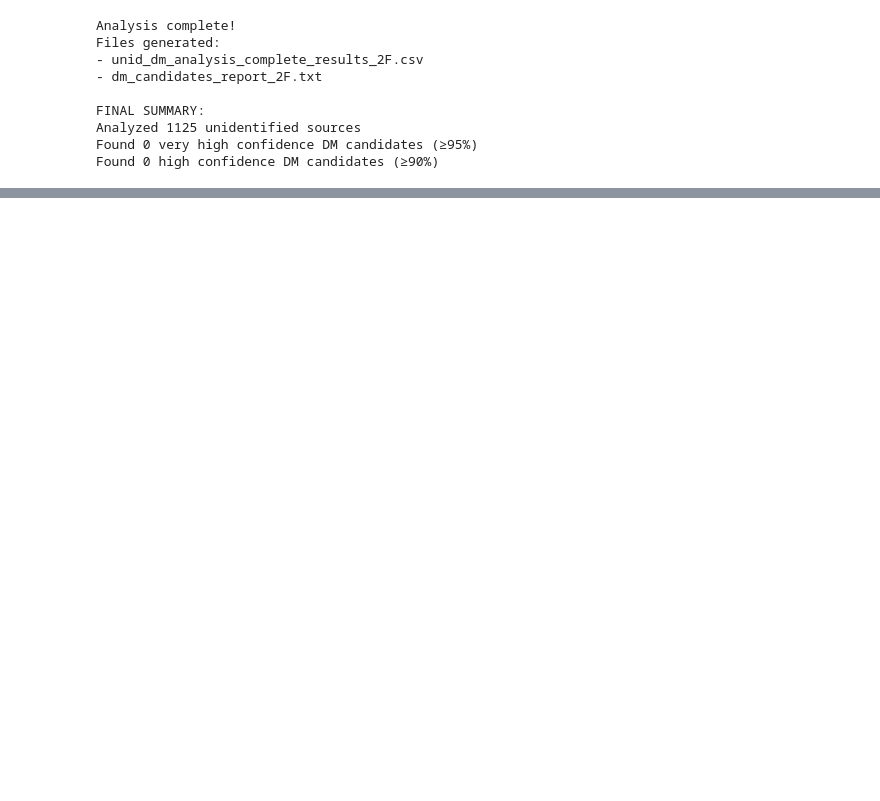
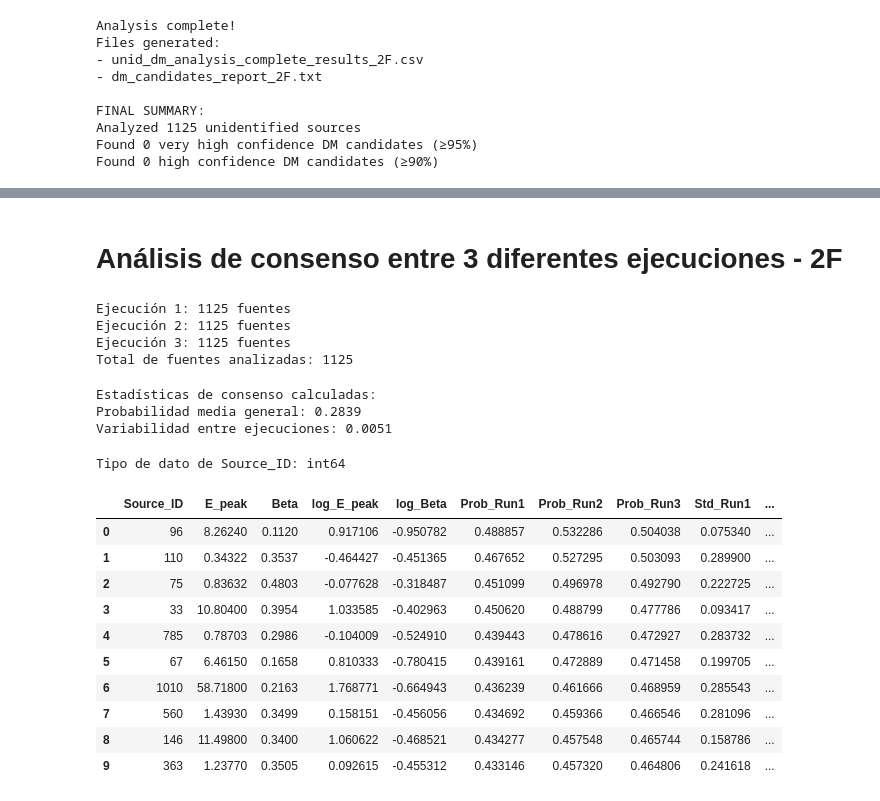
Before and after one commit to martacanirome4/DarkMatter_ML_TFG, a Jupyter notebook: ANN_original/TFG_2F_back_to_symm_errors_&_no_rs_repeated_Kfold__NN_BAL_STD_sigma0_all_2F_unIDs_class.ipynb, the cells around one changed output, grey strips where cells are left out. Cells and saved outputs as stored; diff of their text form; code cells hidden in the pictures; blank space fills up the shorter version.

```diff
--- a/ANN_original/TFG_2F_back_to_symm_errors_&_no_rs_repeated_Kfold__NN_BAL_STD_sigma0_all_2F_unIDs_class.ipynb
+++ b/ANN_original/TFG_2F_back_to_symm_errors_&_no_rs_repeated_Kfold__NN_BAL_STD_sigma0_all_2F_unIDs_class.ipynb
@@ -1179,0 +1185,80 @@ plt.yticks(fontsize=14)
+# %% [markdown]
+# Análisis de consenso entre 3 diferentes ejecuciones - 2F
+# %%
+from scipy import stats
+
+# Configuración
+plt.style.use('seaborn-v0_8')
+plt.rcParams['figure.figsize'] = (14, 10)
+
+# Cargar los resultados de las 3 ejecuciones
+execution_1 = pd.read_csv('./TFG_analysis/2F/unid_dm_analysis_complete_results_2F_run1.csv')
+execution_2 = pd.read_csv('./TFG_analysis/2F/unid_dm_analysis_complete_results_2F_run2.csv')
+execution_3 = pd.read_csv('./TFG_analysis/2F/unid_dm_analysis_complete_results_2F_run3.csv')
+
+print(f"Ejecución 1: {len(execution_1)} fuentes")
+print(f"Ejecución 2: {len(execution_2)} fuentes")
+print(f"Ejecución 3: {len(execution_3)} fuentes")
+
+# Verificar que todas las ejecuciones tienen las mismas fuentes
+assert len(execution_1) == len(execution_2) == len(execution_3), "Las ejecuciones tienen diferente número de fuentes"
+
+n_sources = len(execution_1)
+print(f"Total de fuentes analizadas: {n_sources}")
+# %% [output]
+Ejecución 1: 1125 fuentes
+Ejecución 2: 1125 fuentes
+Ejecución 3: 1125 fuentes
+Total de fuentes analizadas: 1125
+# %%
+# Crear DataFrame combinado con las probabilidades de las 3 ejecuciones
+consensus_df = pd.DataFrame({
+    'Source_ID': execution_1['Source_ID'],
+    'E_peak': execution_1['E_peak'],
+    'Beta': execution_1['Beta'],
+    'log_E_peak': execution_1['log_E_peak'],
+    'log_Beta': execution_1['log_Beta'],
+    'Prob_Run1': execution_1['Mean_Prob'],
+    'Prob_Run2': execution_2['Mean_Prob'],
+    'Prob_Run3': execution_3['Mean_Prob'],
+    'Std_Run1': execution_1['Std_Dev'],
+    'Std_Run2': execution_2['Std_Dev'],
+    'Std_Run3': execution_3['Std_Dev']
+})
+
+consensus_df['Source_ID'] = consensus_df['Source_ID'].astype(int)
+
+# Calcular estadísticas de consenso entre ejecuciones
+consensus_df['Mean_Prob_Consensus'] = consensus_df[['Prob_Run1', 'Prob_Run2', 'Prob_Run3']].mean(axis=1)
+consensus_df['Std_Prob_Consensus'] = consensus_df[['Prob_Run1', 'Prob_Run2', 'Prob_Run3']].std(axis=1, ddof=1)
+consensus_df['Min_Prob_Consensus'] = consensus_df[['Prob_Run1', 'Prob_Run2', 'Prob_Run3']].min(axis=1)
+consensus_df['Max_Prob_Consensus'] = consensus_df[['Prob_Run1', 'Prob_Run2', 'Prob_Run3']].max(axis=1)
+
+# Calcular incertidumbre promedio dentro de cada ejecución
+consensus_df['Mean_Uncertainty_Consensus'] = consensus_df[['Std_Run1', 'Std_Run2', 'Std_Run3']].mean(axis=1)
+
+print("Estadísticas de consenso calculadas:")
+print(f"Probabilidad media general: {consensus_df['Mean_Prob_Consensus'].mean():.4f}")
+print(f"Variabilidad entre ejecuciones: {consensus_df['Std_Prob_Consensus'].mean():.4f}")
+# %% [output]
+Estadísticas de consenso calculadas:
+Probabilidad media general: 0.2839
+Variabilidad entre ejecuciones: 0.0051
+# %%
+# Imprimir el tipo de dato que es source_id
+print(f"Tipo de dato de Source_ID: {consensus_df['Source_ID'].dtype}")
+
+consensus_df.head(10)
+# %% [output]
+Tipo de dato de Source_ID: int64
+|  | Source_ID | E_peak | Beta | log_E_peak | log_Beta | Prob_Run1 | Prob_Run2 | Prob_Run3 | Std_Run1 | ... |
+| 0 | 96 | 8.26240 | 0.1120 | 0.917106 | -0.950782 | 0.488857 | 0.532286 | 0.504038 | 0.075340 | ... |
+| 1 | 110 | 0.34322 | 0.3537 | -0.464427 | -0.451365 | 0.467652 | 0.527295 | 0.503093 | 0.289900 | ... |
+| 2 | 75 | 0.83632 | 0.4803 | -0.077628 | -0.318487 | 0.451099 | 0.496978 | 0.492790 | 0.222725 | ... |
+| 3 | 33 | 10.80400 | 0.3954 | 1.033585 | -0.402963 | 0.450620 | 0.488799 | 0.477786 | 0.093417 | ... |
+| 4 | 785 | 0.78703 | 0.2986 | -0.104009 | -0.524910 | 0.439443 | 0.478616 | 0.472927 | 0.283732 | ... |
+| 5 | 67 | 6.46150 | 0.1658 | 0.810333 | -0.780415 | 0.439161 | 0.472889 | 0.471458 | 0.199705 | ... |
+| 6 | 1010 | 58.71800 | 0.2163 | 1.768771 | -0.664943 | 0.436239 | 0.461666 | 0.468959 | 0.285543 | ... |
+| 7 | 560 | 1.43930 | 0.3499 | 0.158151 | -0.456056 | 0.434692 | 0.459366 | 0.466546 | 0.281096 | ... |
+| 8 | 146 | 11.49800 | 0.3400 | 1.060622 | -0.468521 | 0.434277 | 0.457548 | 0.465744 | 0.158786 | ... |
+| 9 | 363 | 1.23770 | 0.3505 | 0.092615 | -0.455312 | 0.433146 | 0.457320 | 0.464806 | 0.241618 | ... |
```
Also changed, not shown: parts of 24 cells of this notebook, 8 other files.
